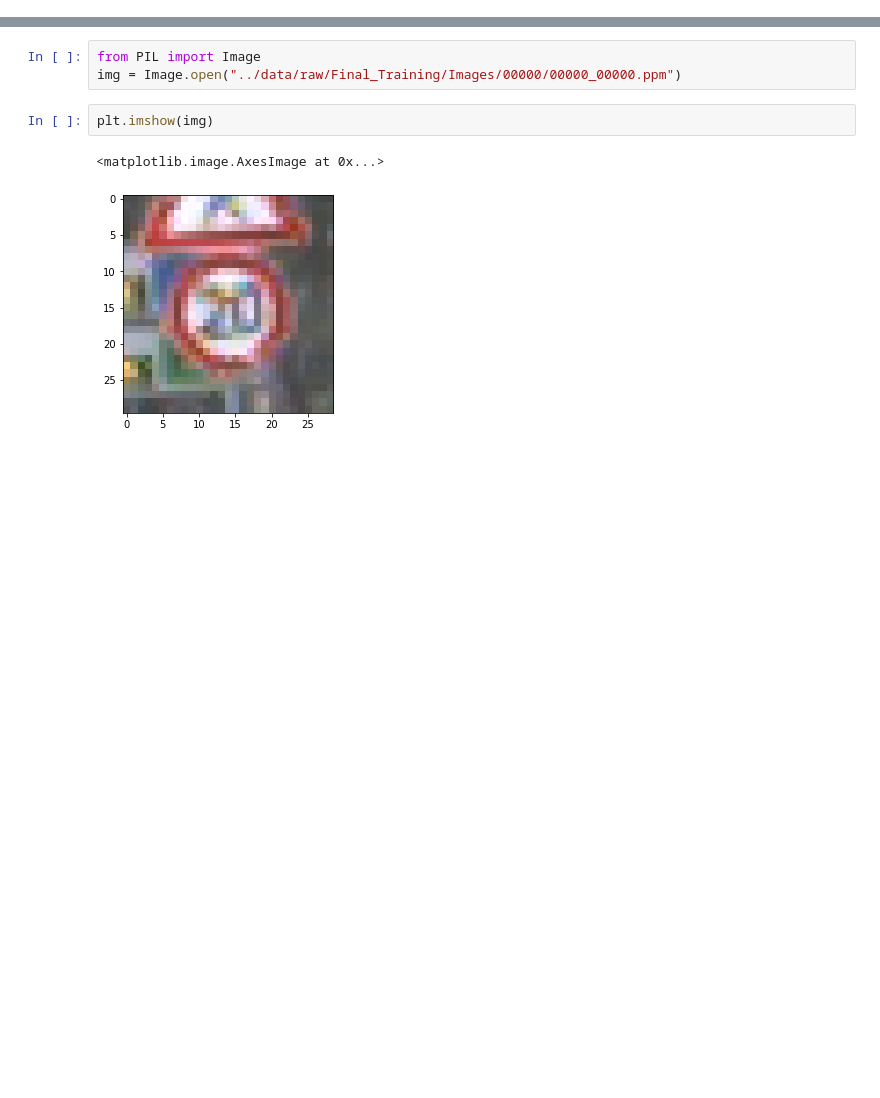
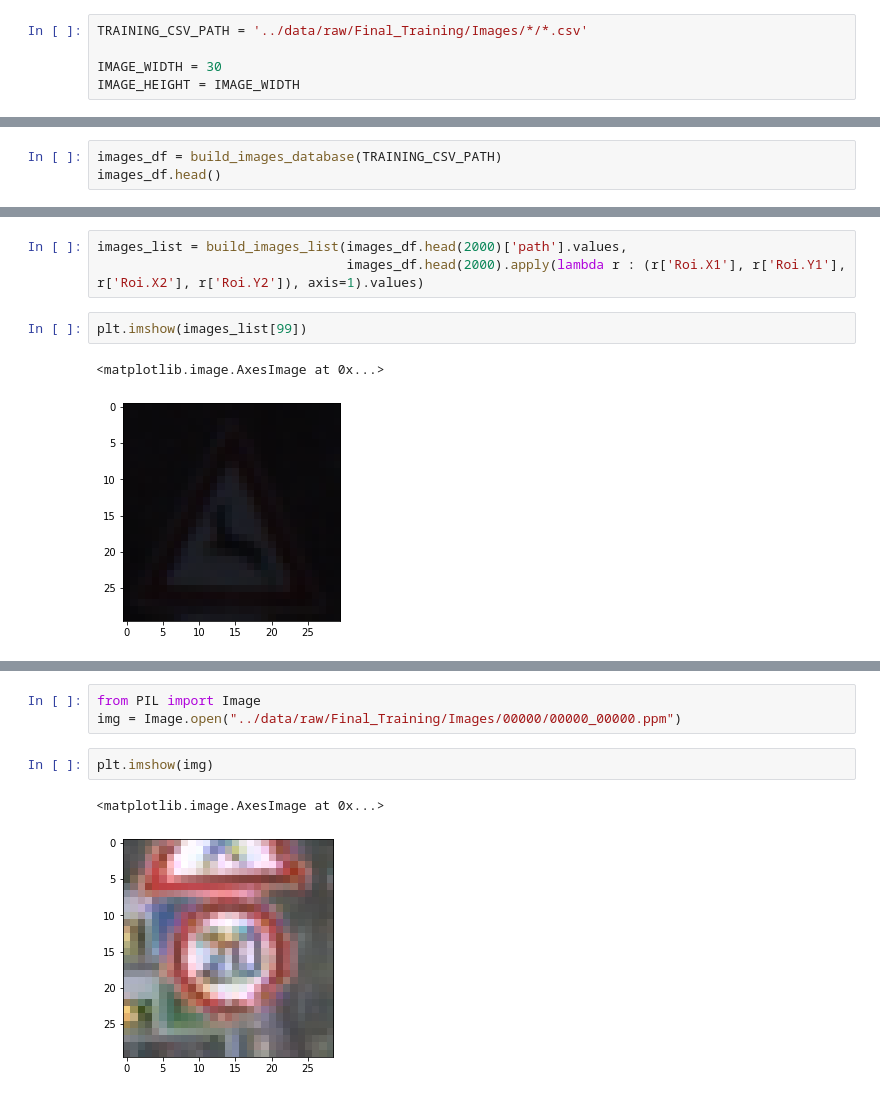
Before and after one commit to flo-pritzy/hands-on-2021, a Jupyter notebook: notebook/reading_images.ipynb, the cells around one changed output, grey strips where cells are left out. Drawn from its saved outputs; the diff is of its cells as text; blank space fills up the shorter version.

```diff
--- a/notebook/reading_images.ipynb
+++ b/notebook/reading_images.ipynb
@@ -6,0 +11,5 @@ import matplotlib.pyplot as plt
+# %%
+TRAINING_CSV_PATH = '../data/raw/Final_Training/Images/*/*.csv'
+
+IMAGE_WIDTH = 30
+IMAGE_HEIGHT = IMAGE_WIDTH
@@ -6,0 +80,3 @@ import matplotlib.pyplot as plt
+# %%
+images_df = build_images_database(TRAINING_CSV_PATH)
+images_df.head()
@@ -6,0 +90,8 @@ import matplotlib.pyplot as plt
+# %%
+images_list = build_images_list(images_df.head(2000)['path'].values,
+                                images_df.head(2000).apply(lambda r : (r['Roi.X1'], r['Roi.Y1'], r['Roi.X2'], r['Roi.Y2']), axis=1).values)
+# %%
+plt.imshow(images_list[99])
+# %% [output]
+<matplotlib.image.AxesImage at 0x...>
+[figure, added]
```
Also changed, not shown: parts of 16 cells of this notebook.
